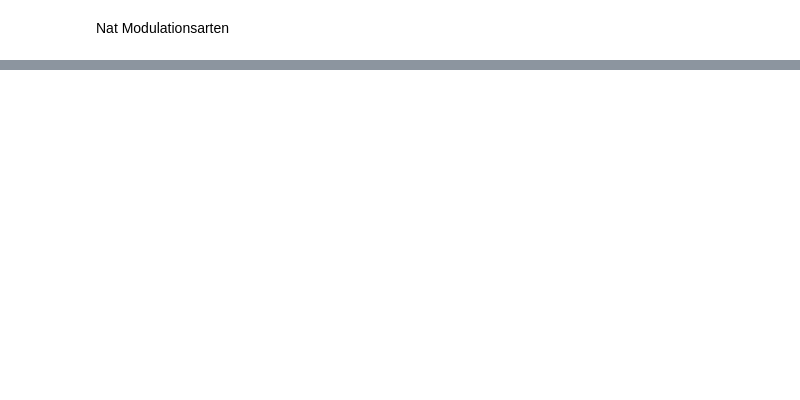
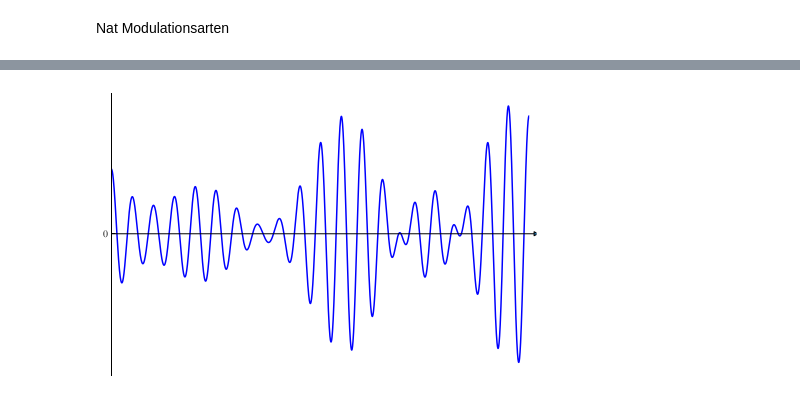
Before and after one commit to AndreasFMueller/SeminarSpezielleFunktionen, a Jupyter notebook: buch/papers/fm/Python animation/Bessel-FM.ipynb, the cells around one changed output, grey strips where cells are left out. Saved outputs shown, nothing was run; the diff lists cells and outputs as text; code cells hidden in the pictures; blank space fills up the shorter version.

```diff
--- a/buch/papers/fm/Python animation/Bessel-FM.ipynb
+++ b/buch/papers/fm/Python animation/Bessel-FM.ipynb
@@ -131,0 +219,9 @@ plt.show()
+# %%
+
+
+
+plt.plot(t, AM,'b')
+
+plt.show()
+# %% [output]
+[figure, added]
```
Also changed, not shown: parts of 10 cells of this notebook, 19 other files.
